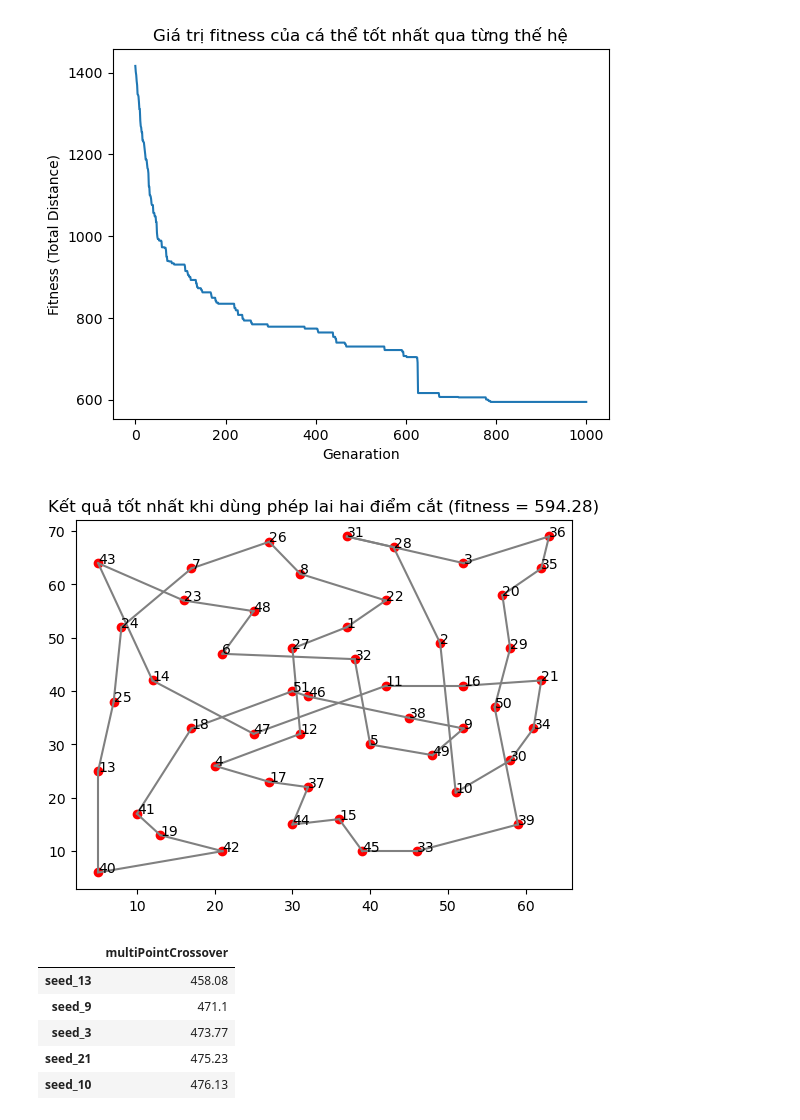
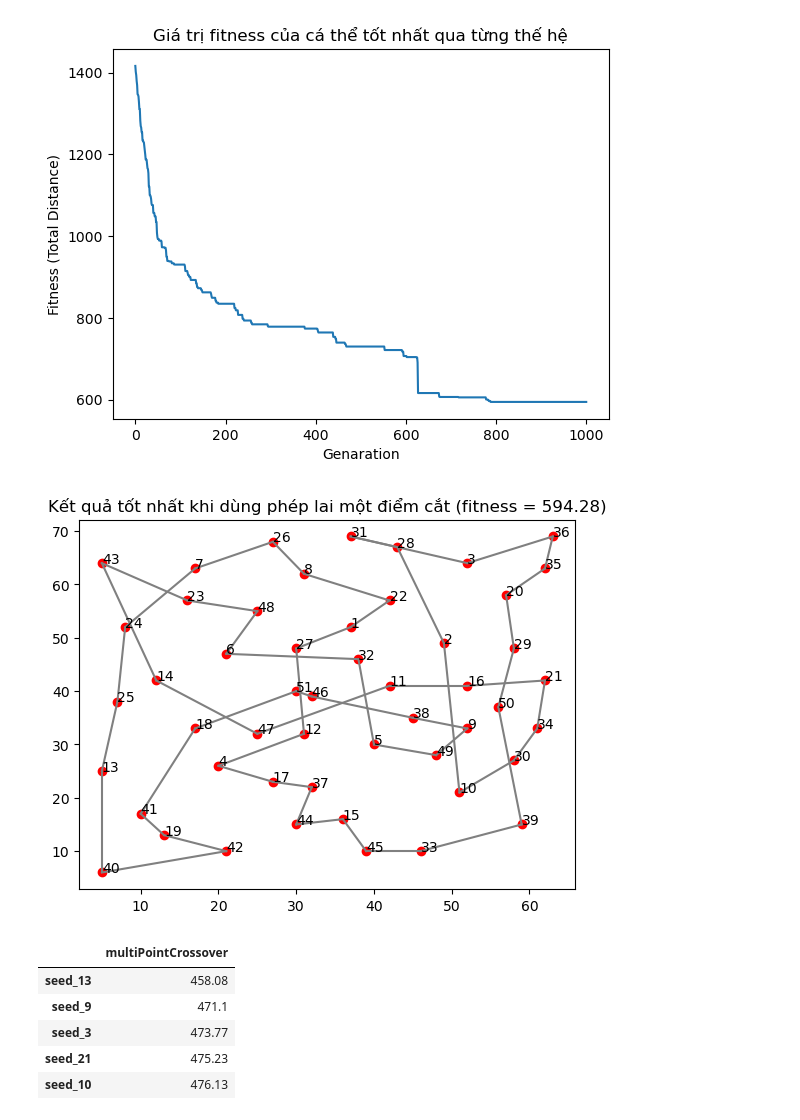
Before and after one commit to nguyenhoanganh2002/TSP-problem-using-Genetic-Algorithms, a Jupyter notebook: tsp-using-ga.ipynb, the cells around one changed output. Cells and saved outputs as stored; diff of their text form; code cells hidden in the pictures.

```diff
--- a/tsp-using-ga.ipynb
+++ b/tsp-using-ga.ipynb
@@ -326,9 +326,9 @@ plt.show()
 # %% [output]
 [figure]
 # %%
-drawMap(cities, singlePoint_pop[0][1], f"Kết quả tốt nhất khi dùng phép lai hai điểm cắt (fitness = {GA_with_singlePointCrossover[0][0]})")
+drawMap(cities, singlePoint_pop[0][1], f"Kết quả tốt nhất khi dùng phép lai một điểm cắt (fitness = {GA_with_singlePointCrossover[0][0]})")
 # %% [output]
-[figure, old version]
+[figure, new version]
 # %%
 GA_with_multiPointCrossover = []
 minimum = 1e8
```
Also changed, not shown: parts of 2 cells of this notebook.
